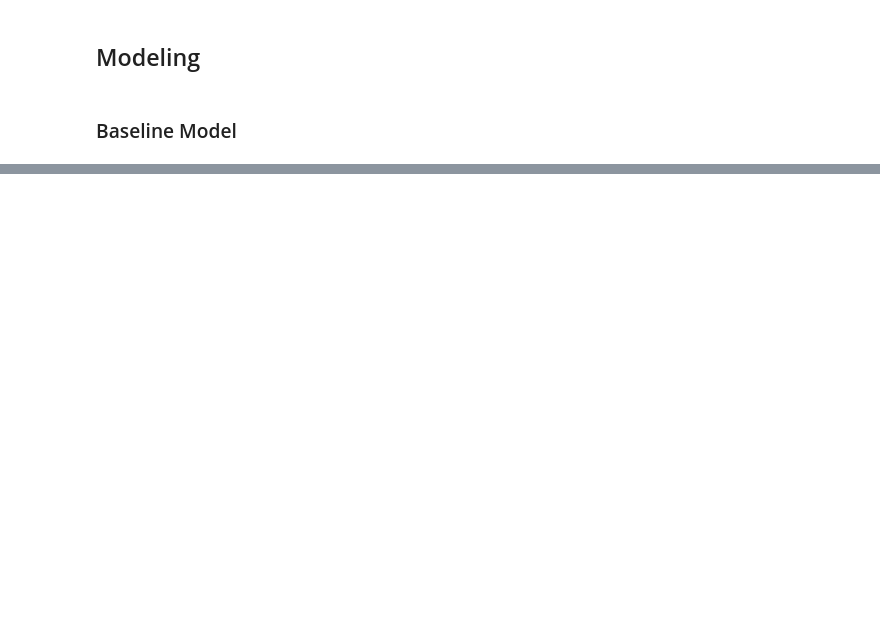
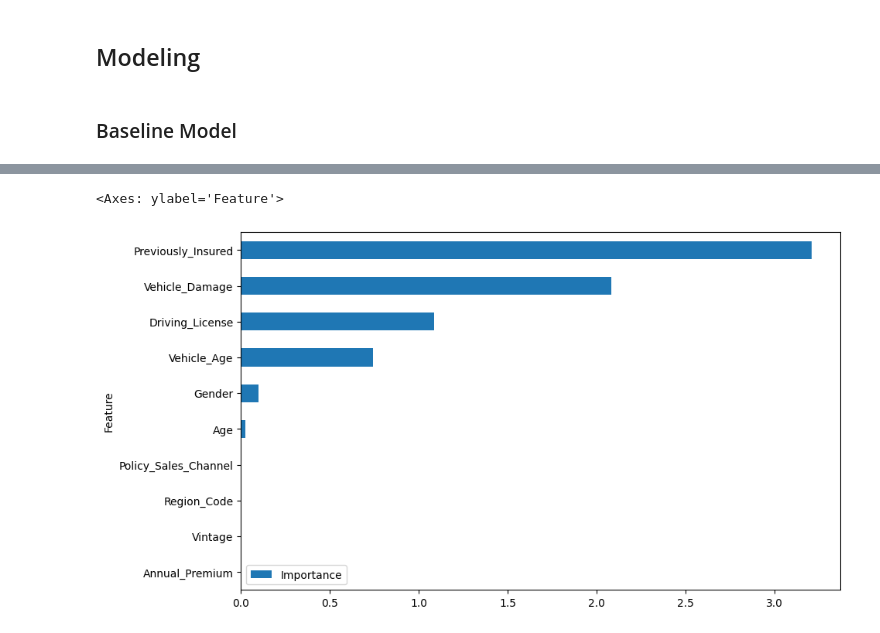
Before and after one commit to carloabimanyu/insurance-cross-selling, a Jupyter notebook: notebooks/notebook.ipynb, the cells around one changed output, grey strips where cells are left out. Cells and saved outputs as stored; diff of their text form; code cells hidden in the pictures; blank space fills up the shorter version.

Commit message:
Update code & libraries for Advance Model section

```diff
--- a/notebooks/notebook.ipynb
+++ b/notebooks/notebook.ipynb
@@ -206,3 +205,13 @@ MONEY MONEY MONEY       0.41      0.01      0.02    353640
+# %%
+# To see the Feature Importance
+coefficients = model.coef_[0]
+
+feature_importance = pd.DataFrame({'Feature': X.columns, 'Importance': np.abs(coefficients)})
+feature_importance = feature_importance.sort_values('Importance', ascending=True)
+feature_importance.plot(x='Feature', y='Importance', kind='barh', figsize=(10, 6))
+# %% [output]
+<Axes: ylabel='Feature'>
+[figure, added]
 # %% [markdown]
 #### Baseline Model Performance
 
```
Also changed, not shown: parts of 22 cells of this notebook, 1 other file.
